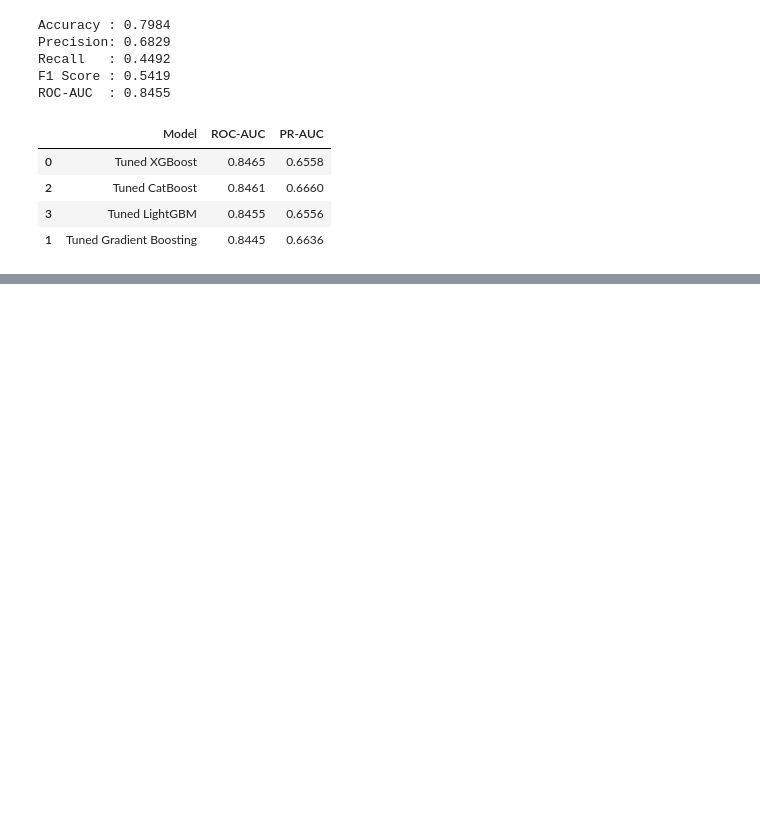
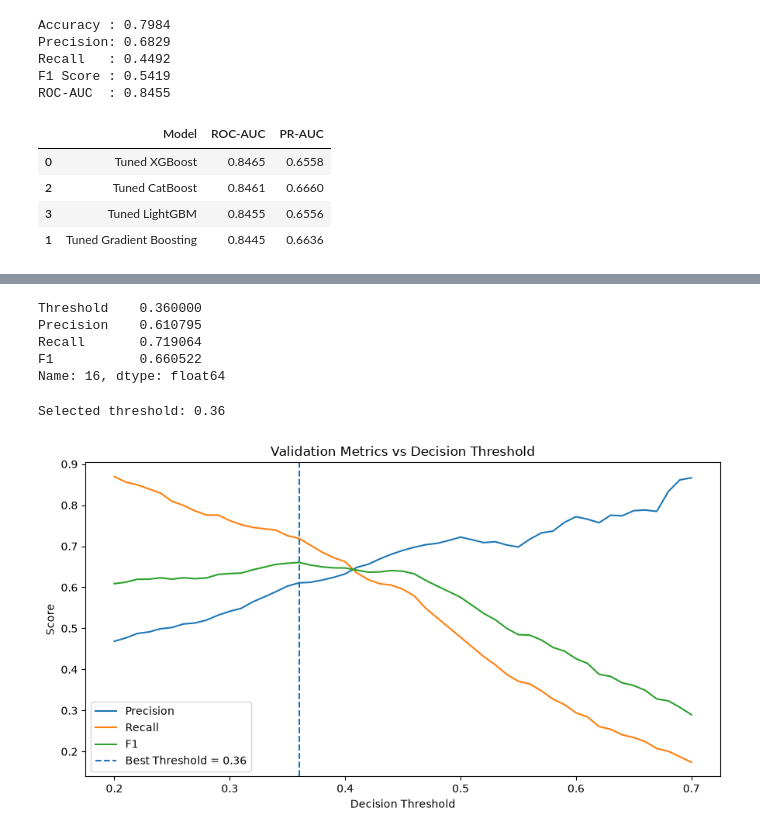
Before and after one commit to Sushil-Meher/ChurnSense, a Jupyter notebook: notebooks/01_churn_prediction.ipynb, the cells around one changed output, grey strips where cells are left out. Drawn from its saved outputs; the diff is of its cells as text; code cells hidden in the pictures; blank space fills up the shorter version.

Commit message:
Threshold Optimizatoin

```diff
--- a/notebooks/01_churn_prediction.ipynb
+++ b/notebooks/01_churn_prediction.ipynb
@@ -1529,0 +1542,5 @@ tuned_results_df.sort_values(
+# %%
+final_xgb.fit(
+    X_train_final,
+    y_train_final
+)
@@ -1529,0 +1565,2 @@ tuned_results_df.sort_values(
+# %%
+y_val_prob = final_xgb.predict_proba(X_val)[:, 1]
@@ -1529,0 +1615,57 @@ tuned_results_df.sort_values(
+# %%
+best_threshold_row = threshold_df.loc[
+    threshold_df["F1"].idxmax()
+]
+
+best_threshold_row
+# %% [output]
+Threshold    0.360000
+Precision    0.610795
+Recall       0.719064
+F1           0.660522
+Name: 16, dtype: float64
+# %%
+best_threshold = best_threshold_row["Threshold"]
+
+print(
+    "Selected threshold:",
+    round(best_threshold, 2)
+)
+# %% [output]
+Selected threshold: 0.36
+# %%
+plt.figure(figsize=(9, 5))
+
+plt.plot(
+    threshold_df["Threshold"],
+    threshold_df["Precision"],
+    label="Precision"
+)
+
+plt.plot(
+    threshold_df["Threshold"],
+    threshold_df["Recall"],
+    label="Recall"
+)
+
+plt.plot(
+    threshold_df["Threshold"],
+    threshold_df["F1"],
+    label="F1"
+)
+
+plt.axvline(
+    best_threshold,
+    linestyle="--",
+    label=f"Best Threshold = {best_threshold:.2f}"
+)
+
+plt.xlabel("Decision Threshold")
+plt.ylabel("Score")
+plt.title("Validation Metrics vs Decision Threshold")
+
+plt.legend()
+plt.tight_layout()
+plt.show()
+# %% [output]
+[figure, added]
```
Also changed, not shown: parts of 27 cells of this notebook, 4 other files.
